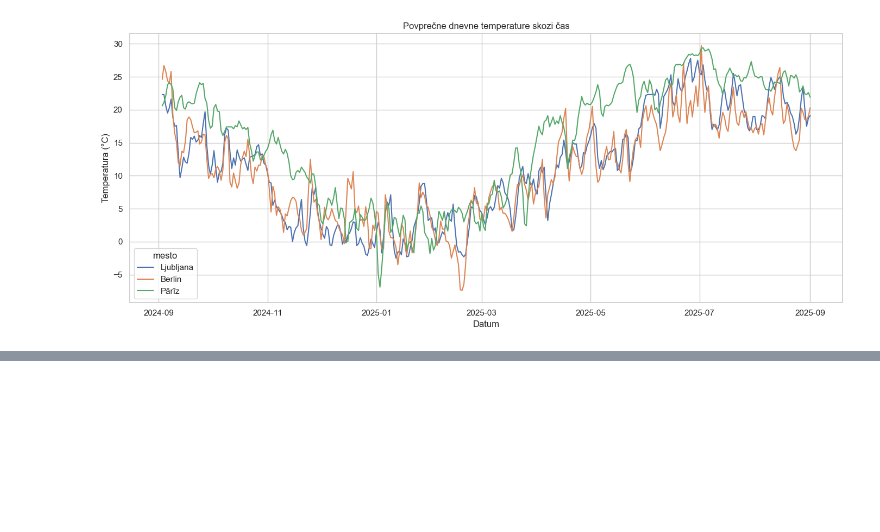
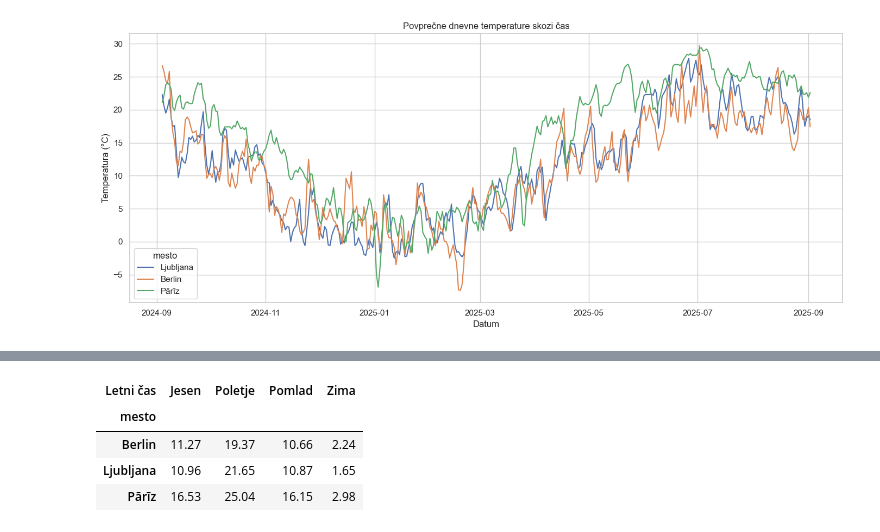
Before and after one commit to pijavavtar/UVP_Projektna_naloga, a Jupyter notebook: analiza.ipynb, the cells around one changed output, grey strips where cells are left out. Saved outputs shown, nothing was run; the diff lists cells and outputs as text; code cells hidden in the pictures; blank space fills up the shorter version.

```diff
--- a/analiza.ipynb
+++ b/analiza.ipynb
@@ -106 +81,10 @@ Prikazala sem tudi povprečne temperature glede na letni čas v tabeli in s stol
+# %%
+from grafi import sezonska_analiza
+sezonska_analiza (df_vsa_mesta)
+# %% [output]
+| Letni čas | Jesen | Poletje | Pomlad | Zima |
+| mesto |  |  |  |  |
+| Berlin | 11.27 | 19.37 | 10.66 | 2.24 |
+| Ljubljana | 10.96 | 21.65 | 10.87 | 1.65 |
+| Pārīz | 16.53 | 25.04 | 16.15 | 2.98 |
 # %%
```
Also changed, not shown: parts of 16 cells of this notebook, 6 other files.
